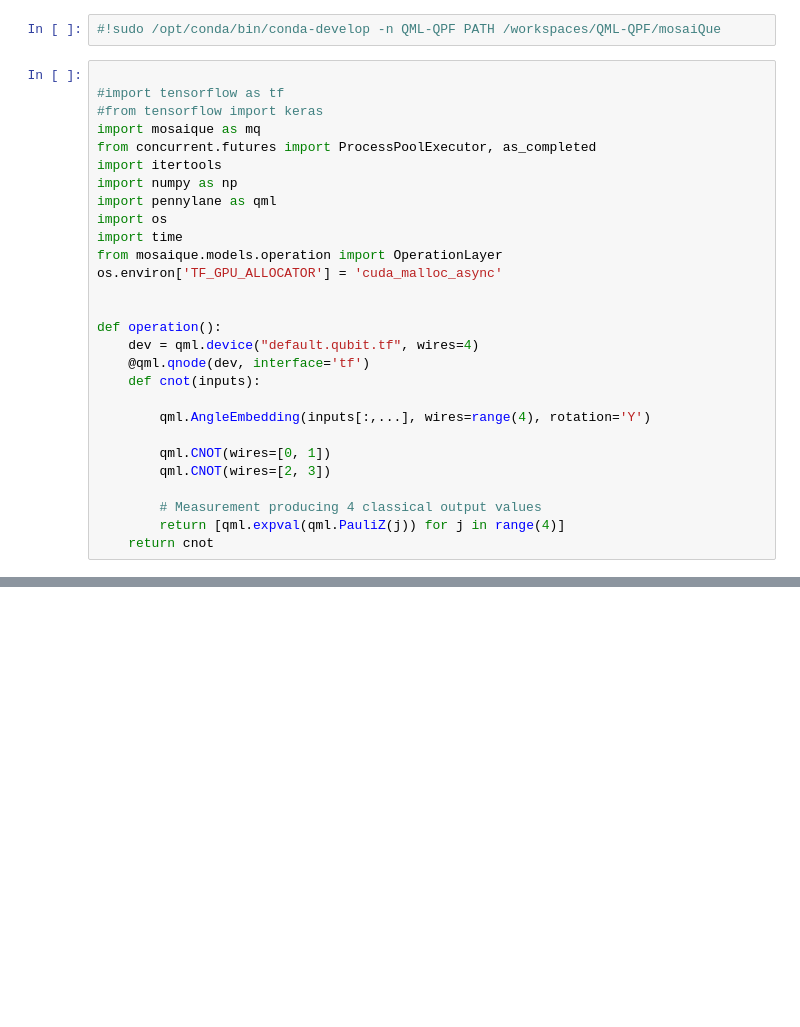
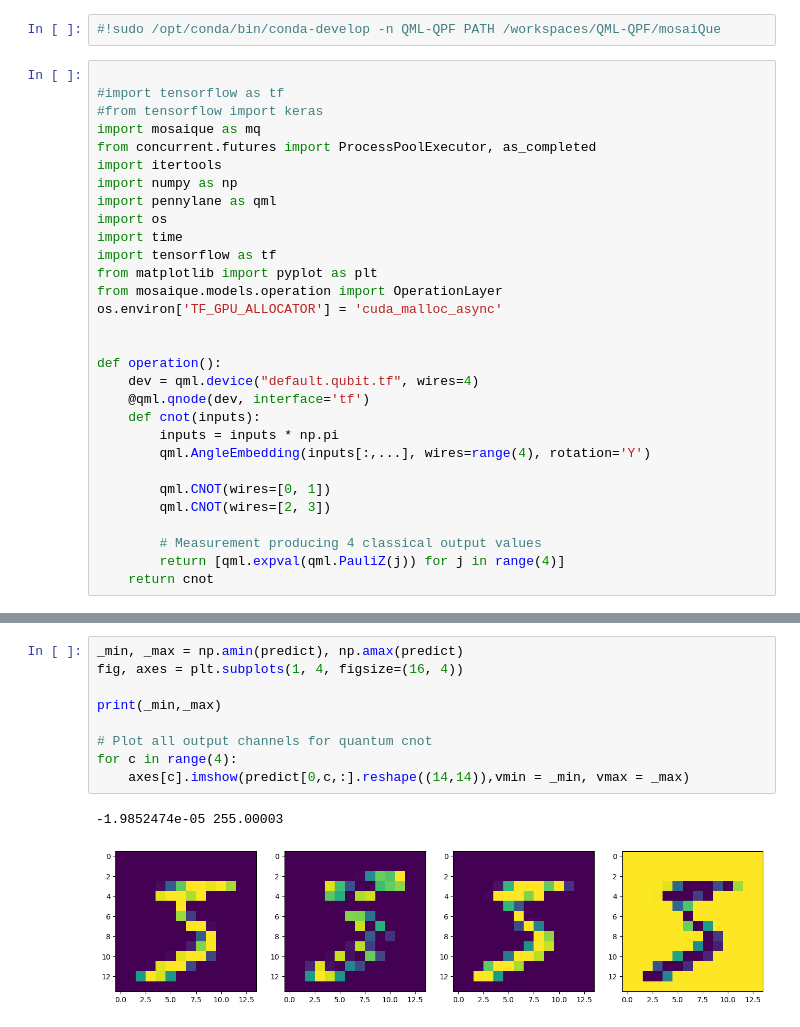
Before and after one commit to TheOpenSI/QML-QPF, a Jupyter notebook: mosaiQue/notebooks/shape-test.ipynb, the cells around one changed output, grey strips where cells are left out. Saved outputs shown, nothing was run; the diff lists cells and outputs as text; blank space fills up the shorter version.

```diff
--- a/mosaiQue/notebooks/shape-test.ipynb
+++ b/mosaiQue/notebooks/shape-test.ipynb
@@ -13,6 +13,8 @@ import numpy as np
 import pennylane as qml
 import os
 import time
+import tensorflow as tf
+from matplotlib import pyplot as plt
 from mosaique.models.operation import OperationLayer
 os.environ['TF_GPU_ALLOCATOR'] = 'cuda_malloc_async'
 
@@ -21,7 +23,7 @@ def operation():
     dev = qml.device("default.qubit.tf", wires=4)
     @qml.qnode(dev, interface='tf')
     def cnot(inputs):
-
+        inputs = inputs * np.pi
         qml.AngleEmbedding(inputs[:,...], wires=range(4), rotation='Y')
 
         qml.CNOT(wires=[0, 1])
@@ -66,0 +90,12 @@ I0000 00:00:1732161398.939333  944491 device_compiler.h:188] Compiled cluster us
+# %%
+_min, _max = np.amin(predict), np.amax(predict)
+fig, axes = plt.subplots(1, 4, figsize=(16, 4))
+
+print(_min,_max)
+
+# Plot all output channels for quantum cnot
+for c in range(4):
+    axes[c].imshow(predict[0,c,:].reshape((14,14)),vmin = _min, vmax = _max)
+# %% [output]
+-1.9852474e-05 255.00003
+[figure, added]
```
Also changed, not shown: parts of 10 cells of this notebook, 13 other files.
